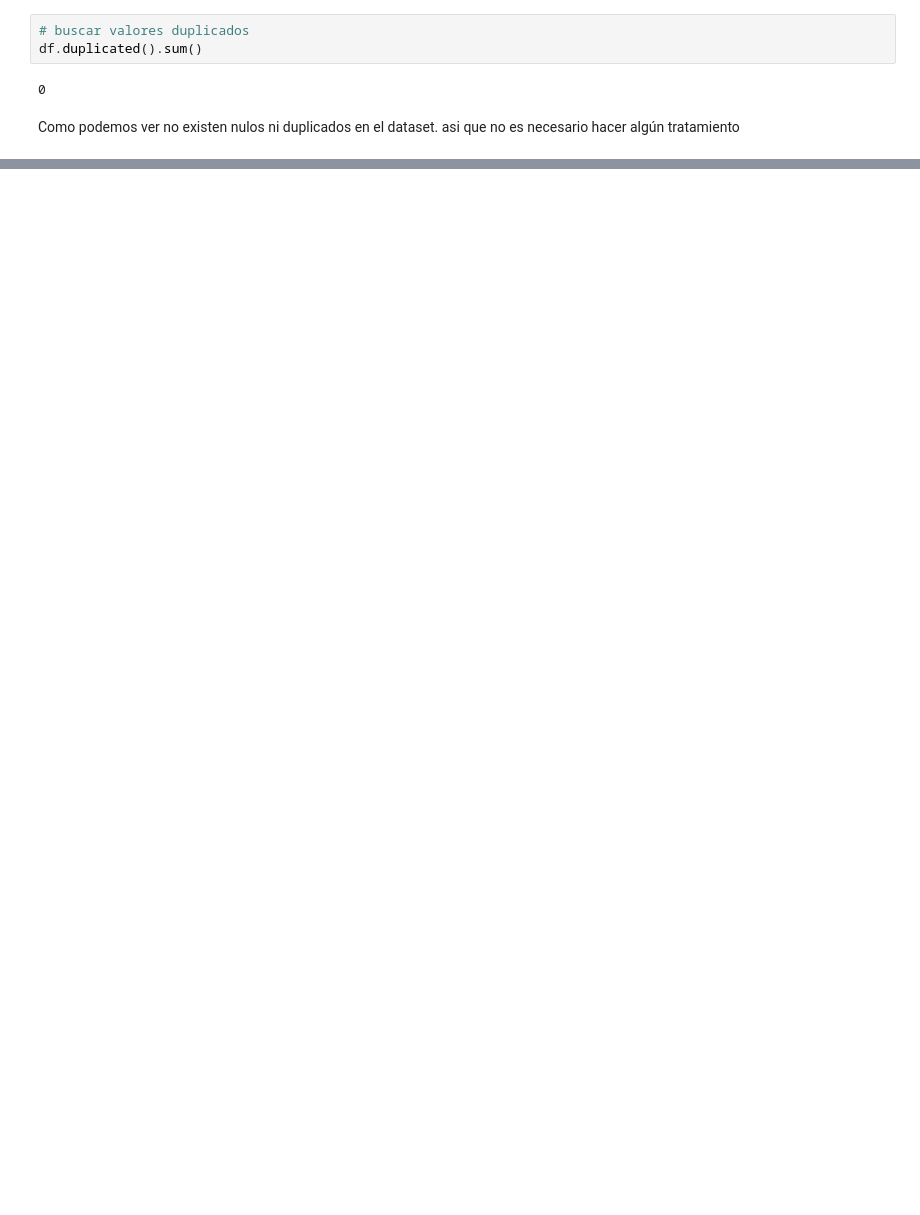
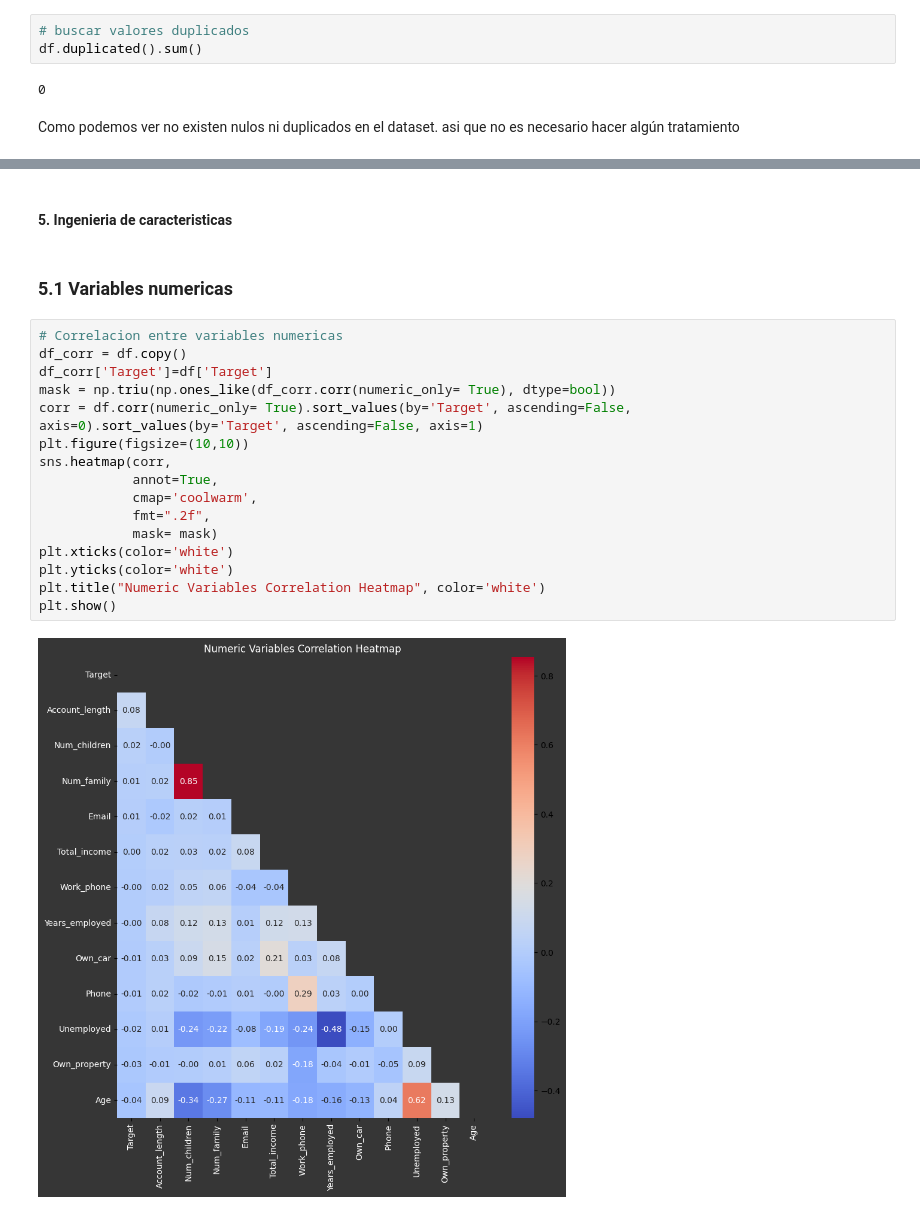
Before and after one commit to No-Country-simulation/c19-129-t-data-bi, a Jupyter notebook: notebooks/preprocesamiento.ipynb, the cells around one changed output, grey strips where cells are left out. Cells and saved outputs as stored; diff of their text form; blank space fills up the shorter version.

```diff
--- a/notebooks/preprocesamiento.ipynb
+++ b/notebooks/preprocesamiento.ipynb
@@ -169,0 +208,22 @@ plt.show()
+# %% [markdown]
+#### 5. Ingenieria de caracteristicas
+# %% [markdown]
+### 5.1 Variables numericas
+# %%
+# Correlacion entre variables numericas
+df_corr = df.copy()
+df_corr['Target']=df['Target']
+mask = np.triu(np.ones_like(df_corr.corr(numeric_only= True), dtype=bool))
+corr = df.corr(numeric_only= True).sort_values(by='Target', ascending=False, axis=0).sort_values(by='Target', ascending=False, axis=1)
+plt.figure(figsize=(10,10))
+sns.heatmap(corr,
+            annot=True,
+            cmap='coolwarm',
+            fmt=".2f",
+            mask= mask)
+plt.xticks(color='white')
+plt.yticks(color='white')
+plt.title("Numeric Variables Correlation Heatmap", color='white')
+plt.show()
+# %% [output]
+[figure, added]
```
Also changed, not shown: parts of 62 cells of this notebook, 12 other files.
